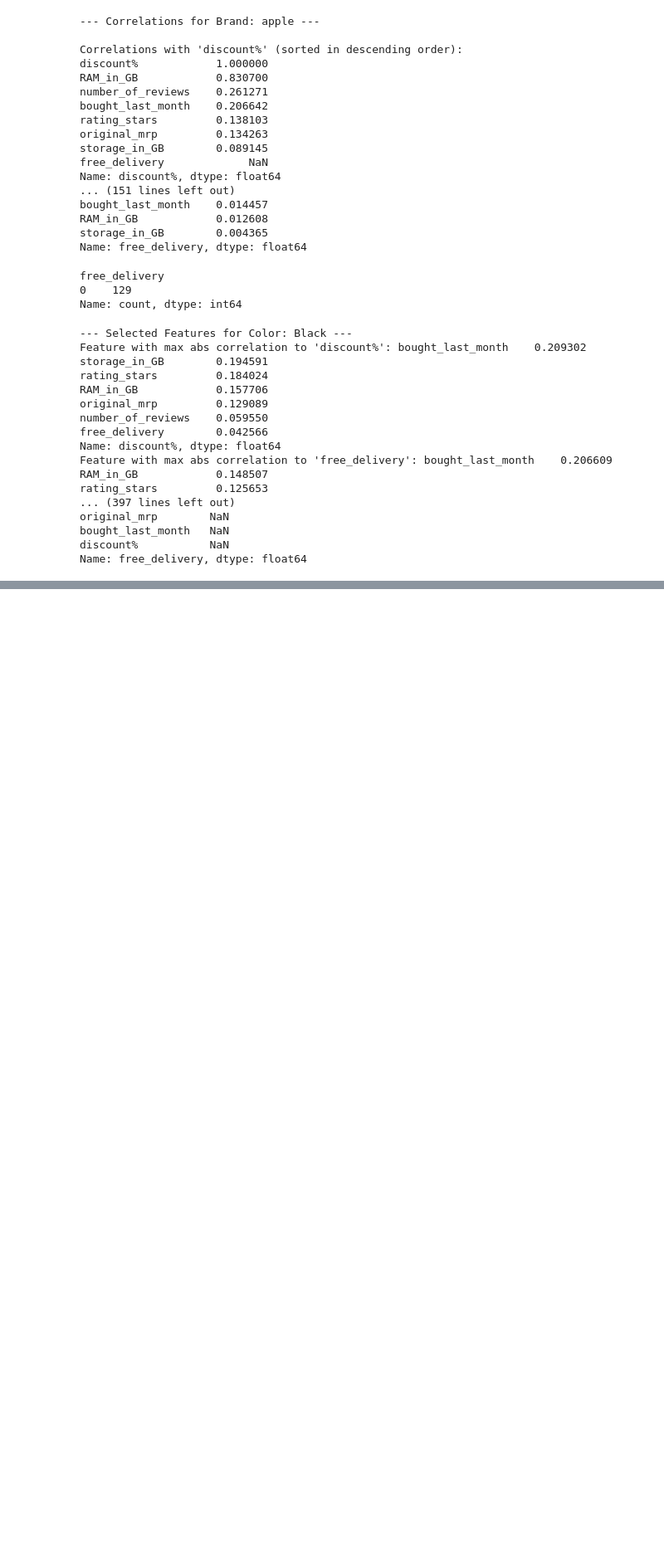
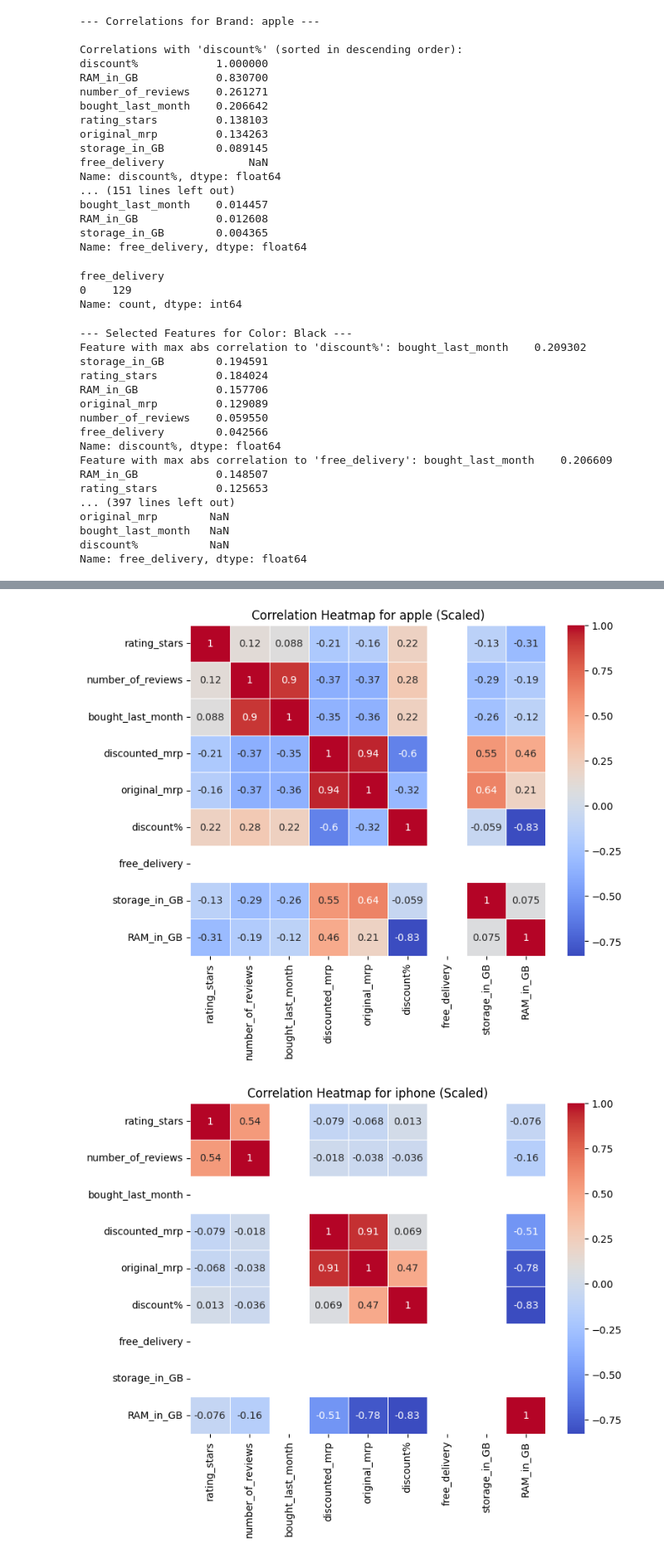
Before and after one commit to madhavJivani/EDA_Ecommerce, a Jupyter notebook: MODEL/visualization.ipynb, the cells around one changed output, grey strips where cells are left out. Shown at 83% size. Saved outputs shown, nothing was run; the diff lists cells and outputs as text; code cells hidden in the pictures; blank space fills up the shorter version.

Commit message:
Scalling the data to [0,1]

```diff
--- a/MODEL/plots.ipynb
+++ b/MODEL/visualization.ipynb
@@ -264,0 +267,28 @@ Name: free_delivery, dtype: float64
+# %%
+from sklearn.preprocessing import StandardScaler, MinMaxScaler
+import matplotlib.pyplot as plt
+import seaborn as sns
+
+# Group by 'Brand' and plot correlation heatmap for each brand with scaling
+for brand_name, group_data in df.groupby('brand'):
+    # Select only numeric columns within each brand group
+    numeric_data = group_data.select_dtypes(exclude=['object'])
+
+    # Apply StandardScaler for Z-score normalization
+    scaler = StandardScaler()  # Change to MinMaxScaler() for Min-Max scaling
+    scaled_data = scaler.fit_transform(numeric_data)
+
+    # Create a new DataFrame from the scaled data
+    scaled_df = pd.DataFrame(scaled_data, columns=numeric_data.columns)
+
+    # Calculate correlation matrix
+    corr_matrix = scaled_df.corr()
+
+    # Plot heatmap
+    plt.figure(figsize=(8, 6))
+    sns.heatmap(corr_matrix, annot=True, cmap='coolwarm', linewidths=0.5)
+    plt.title(f'Correlation Heatmap for {brand_name} (Scaled)')
+    plt.show()
+# %% [output]
+[figure, added]
+[figure, added]
```
Also changed, not shown: parts of 10 cells of this notebook, 1 other file.
